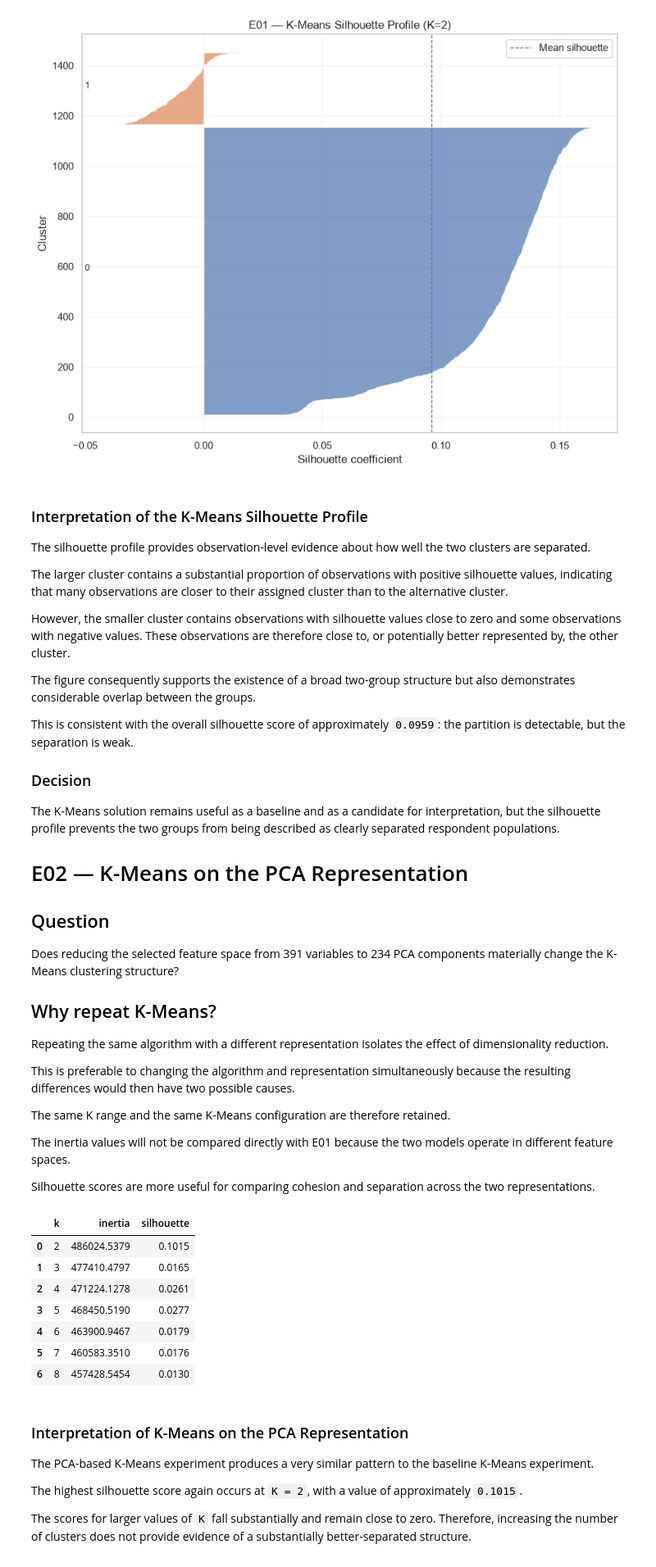
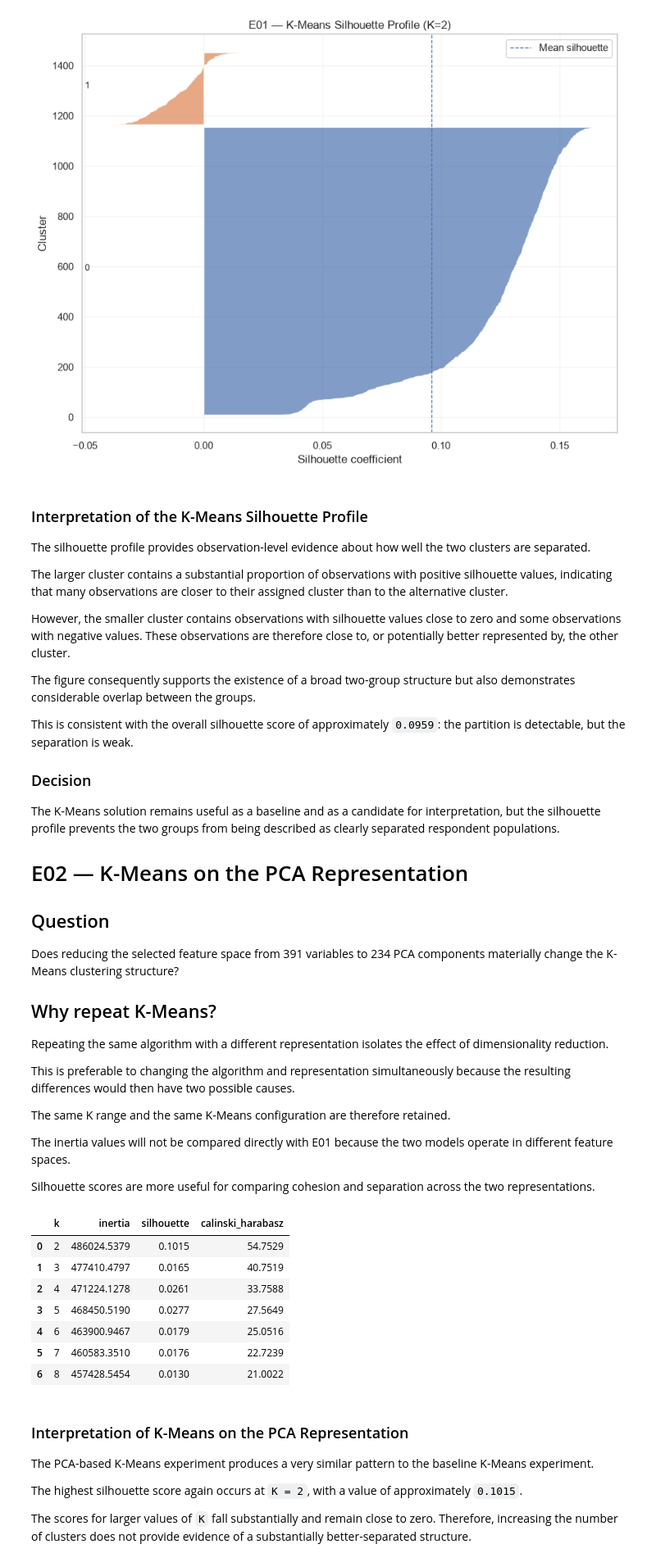
Before and after one commit to CyrilCele/mental-health-in-tech-ml, a Jupyter notebook: notebooks/04_clustering_models.ipynb, the cells around one changed output. Shown at 82% size. Cells and saved outputs as stored; diff of their text form; code cells hidden in the pictures.

```diff
--- a/notebooks/04_clustering_models.ipynb
+++ b/notebooks/04_clustering_models.ipynb
@@ -311,6 +287,10 @@ for k in K_RANGE:
             "k": k,
             "inertia": evaluation["inertia"],
             "silhouette": evaluation["silhouette"],
+            "calinski_harabasz": calinski_harabasz_index(
+                X_selected_scaled,
+                labels,
+            ),
         }
     )
 
@@ -492,17 +535,14 @@ components materially change the K-Means clustering structure?
 Repeating the same algorithm with a different representation isolates the
 effect of dimensionality reduction.
 
-This is preferable to changing the algorithm and representation
-simultaneously because the resulting differences would then have two possible
-causes.
+This is preferable to changing the algorithm and representation simultaneously because the resulting differences would then have two possible causes.
 
 The same K range and the same K-Means configuration are therefore retained.
 
 The inertia values will not be compared directly with E01 because the two
 models operate in different feature spaces.
 
-Silhouette scores are more useful for comparing cohesion and separation across
-the two representations.
+Silhouette scores are more useful for comparing cohesion and separation across the two representations.
 # %%
 kmeans_pca_results = []
 kmeans_pca_models = {}
@@ -513,41 +553,45 @@ for k in K_RANGE:
         n_clusters=k,
         init="k-means++",
         n_init=20,
         random_state=RANDOM_STATE,
     )
 
     labels = model.fit_predict(X_pca)
 
     evaluation = evaluate_clustering(
         X_pca,
         labels,
         inertia=model.inertia_,
     )
 
     kmeans_pca_models[k] = model
 
     kmeans_pca_results.append(
         {
             "k": k,
             "inertia": evaluation["inertia"],
             "silhouette": evaluation["silhouette"],
+            "calinski_harabasz": calinski_harabasz_index(
+                X_pca,
+                labels,
+            ),
         }
     )
 
 kmeans_pca_results = pd.DataFrame(
     kmeans_pca_results
 )
 
 display(kmeans_pca_results.round(4))
 # %% [output]
-|  | k | inertia | silhouette |
-| 0 | 2 | 486024.5379 | 0.1015 |
-| 1 | 3 | 477410.4797 | 0.0165 |
-| 2 | 4 | 471224.1278 | 0.0261 |
-| 3 | 5 | 468450.5190 | 0.0277 |
-| 4 | 6 | 463900.9467 | 0.0179 |
-| 5 | 7 | 460583.3510 | 0.0176 |
-| 6 | 8 | 457428.5454 | 0.0130 |
+|  | k | inertia | silhouette | calinski_harabasz |
+| 0 | 2 | 486024.5379 | 0.1015 | 54.7529 |
+| 1 | 3 | 477410.4797 | 0.0165 | 40.7519 |
+| 2 | 4 | 471224.1278 | 0.0261 | 33.7588 |
+| 3 | 5 | 468450.5190 | 0.0277 | 27.5649 |
+| 4 | 6 | 463900.9467 | 0.0179 | 25.0516 |
+| 5 | 7 | 460583.3510 | 0.0176 | 22.7239 |
+| 6 | 8 | 457428.5454 | 0.0130 | 21.0022 |
 # %% [markdown]
 ### Interpretation of K-Means on the PCA Representation
 
```
Also changed, not shown: parts of 29 cells of this notebook, 6 other files.
